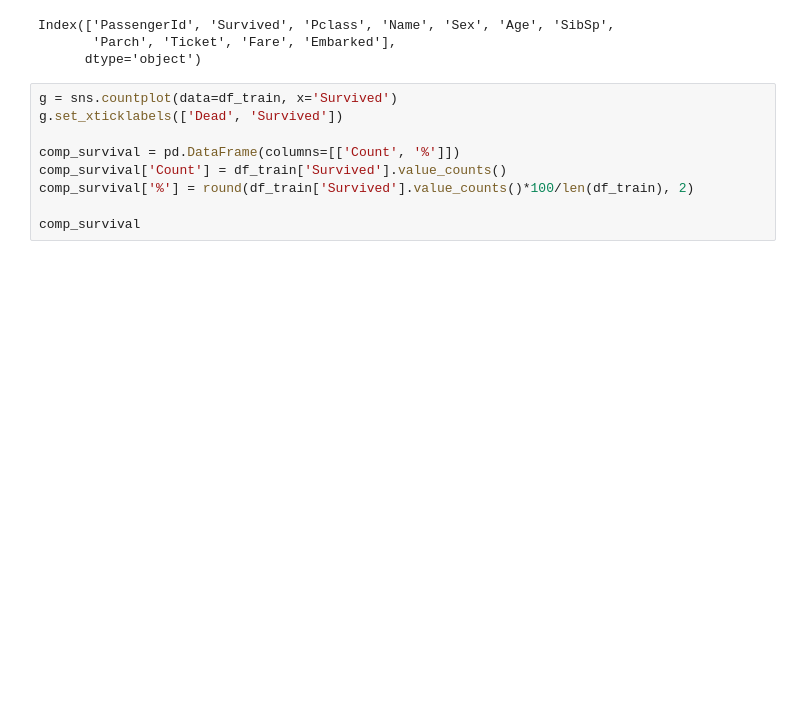
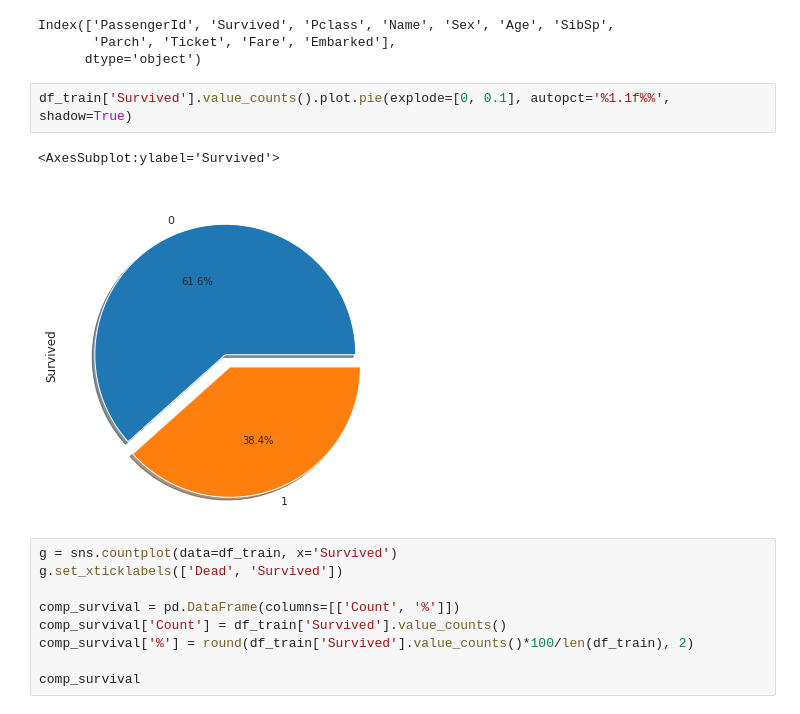
Before and after one commit to karthigeyan0312/My_Kaggle_Practice_Exercises, a Jupyter notebook: titanic-prediction.ipynb, the cells around one changed output. Drawn from its saved outputs; the diff is of its cells as text; blank space fills up the shorter version.

```diff
--- a/titanic-prediction.ipynb
+++ b/titanic-prediction.ipynb
@@ -306,6 +306,11 @@ combined_df.columns
 Index(['PassengerId', 'Survived', 'Pclass', 'Name', 'Sex', 'Age', 'SibSp',
        'Parch', 'Ticket', 'Fare', 'Embarked'],
       dtype='object')
+# %%
+df_train['Survived'].value_counts().plot.pie(explode=[0, 0.1], autopct='%1.1f%%', shadow=True)
+# %% [output]
+<AxesSubplot:ylabel='Survived'>
+[figure, added]
 # %%
 g = sns.countplot(data=df_train, x='Survived')
 g.set_xticklabels(['Dead', 'Survived'])
```
Also changed, not shown: parts of 11 cells of this notebook.
